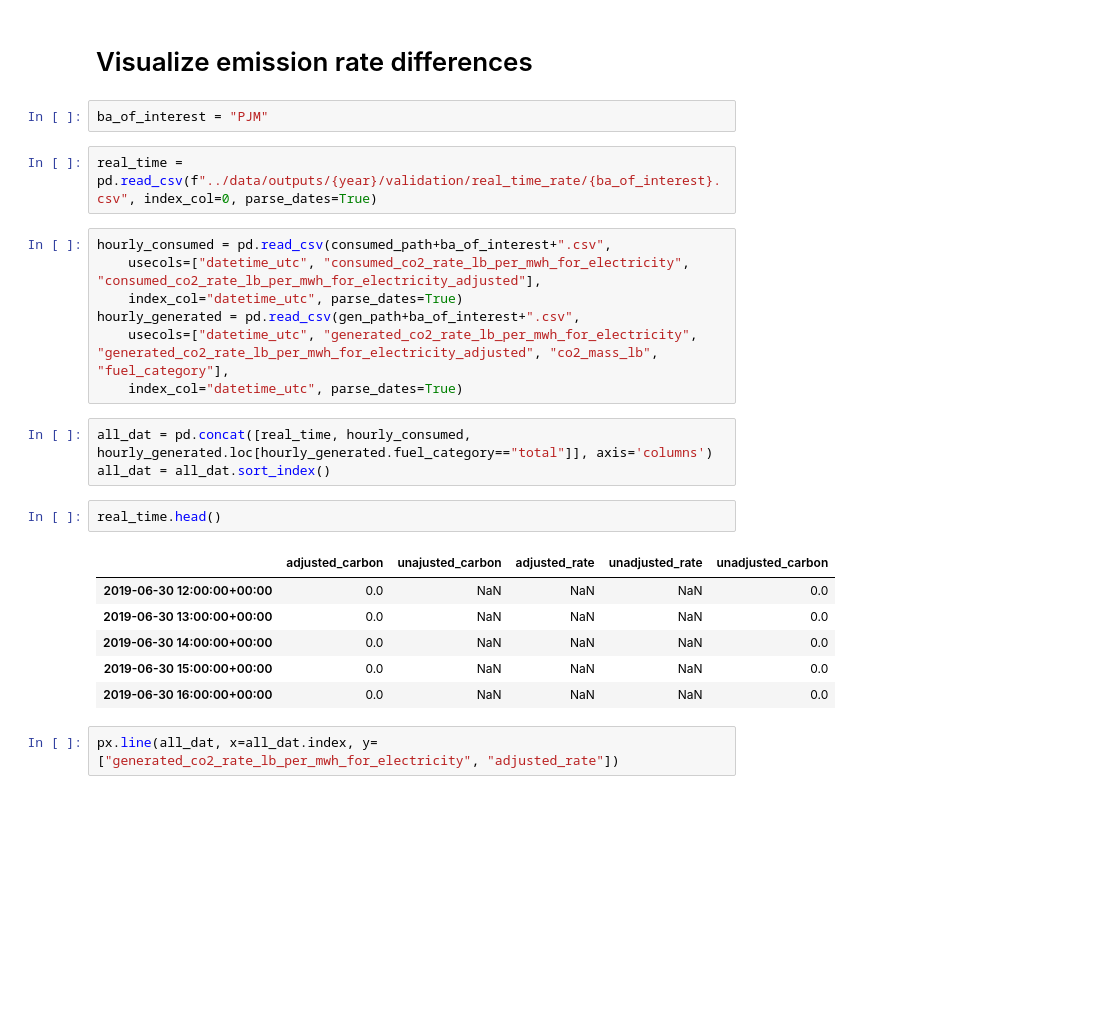
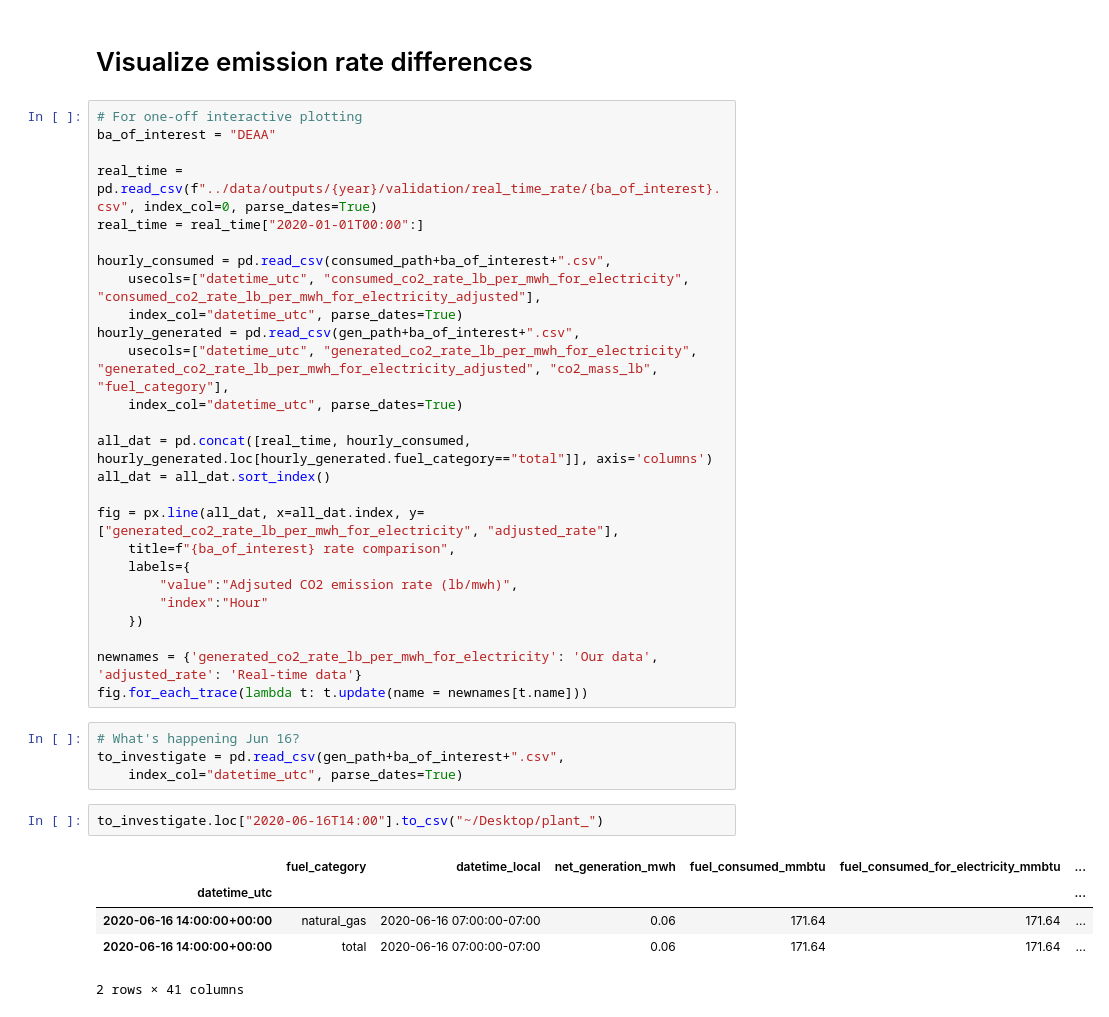
Before and after one commit to singularity-energy/open-grid-emissions, a Jupyter notebook: notebooks/hourly_validation.ipynb, the cells around one changed output. Cells and saved outputs as stored; diff of their text form; blank space fills up the shorter version.

```diff
--- a/notebooks/hourly_validation.ipynb
+++ b/notebooks/hourly_validation.ipynb
@@ -296,27 +294,40 @@ out.head()
 # %% [markdown]
 # Visualize emission rate differences
-# %%
-ba_of_interest = "PJM"
+# %%
+# For one-off interactive plotting
+ba_of_interest = "DEAA"
+
+real_time = pd.read_csv(f"../data/outputs/{year}/validation/real_time_rate/{ba_of_interest}.csv", index_col=0, parse_dates=True)
+real_time = real_time["2020-01-01T00:00":]
+
+hourly_consumed = pd.read_csv(consumed_path+ba_of_interest+".csv",
+    usecols=["datetime_utc", "consumed_co2_rate_lb_per_mwh_for_electricity", "consumed_co2_rate_lb_per_mwh_for_electricity_adjusted"],
+    index_col="datetime_utc", parse_dates=True)
+hourly_generated = pd.read_csv(gen_path+ba_of_interest+".csv",
+    usecols=["datetime_utc", "generated_co2_rate_lb_per_mwh_for_electricity", "generated_co2_rate_lb_per_mwh_for_electricity_adjusted", "co2_mass_lb", "fuel_category"],
+    index_col="datetime_utc", parse_dates=True)
+
+all_dat = pd.concat([real_time, hourly_consumed, hourly_generated.loc[hourly_generated.fuel_category=="total"]], axis='columns')
+all_dat = all_dat.sort_index()
+
+fig = px.line(all_dat, x=all_dat.index, y=["generated_co2_rate_lb_per_mwh_for_electricity", "adjusted_rate"],
+    title=f"{ba_of_interest} rate comparison",
+    labels={
+        "value":"Adjsuted CO2 emission rate (lb/mwh)",
+        "index":"Hour"
+    })
+
+newnames = {'generated_co2_rate_lb_per_mwh_for_electricity': 'Our data', 'adjusted_rate': 'Real-time data'}
+fig.for_each_trace(lambda t: t.update(name = newnames[t.name]))
 # %%
-real_time = pd.read_csv(f"../data/outputs/{year}/validation/real_time_rate/{ba_of_interest}.csv", index_col=0, parse_dates=True)
+# What's happening Jun 16?
+to_investigate = pd.read_csv(gen_path+ba_of_interest+".csv",
+    index_col="datetime_utc", parse_dates=True)
-# %%
-hourly_consumed = pd.read_csv(consumed_path+ba_of_interest+".csv",
-    usecols=["datetime_utc", "consumed_co2_rate_lb_per_mwh_for_electricity", "consumed_co2_rate_lb_per_mwh_for_electricity_adjusted"],
-    index_col="datetime_utc", parse_dates=True)
-hourly_generated = pd.read_csv(gen_path+ba_of_interest+".csv",
-    usecols=["datetime_utc", "generated_co2_rate_lb_per_mwh_for_electricity", "generated_co2_rate_lb_per_mwh_for_electricity_adjusted", "co2_mass_lb", "fuel_category"],
-    index_col="datetime_utc", parse_dates=True)
-# %%
-all_dat = pd.concat([real_time, hourly_consumed, hourly_generated.loc[hourly_generated.fuel_category=="total"]], axis='columns')
-all_dat = all_dat.sort_index()
-# %%
-real_time.head()
-# %% [output]
-|  | adjusted_carbon | unajusted_carbon | adjusted_rate | unadjusted_rate | unadjusted_carbon |
-| 2019-06-30 12:00:00+00:00 | 0.0 | NaN | NaN | NaN | 0.0 |
-| 2019-06-30 13:00:00+00:00 | 0.0 | NaN | NaN | NaN | 0.0 |
-| 2019-06-30 14:00:00+00:00 | 0.0 | NaN | NaN | NaN | 0.0 |
-| 2019-06-30 15:00:00+00:00 | 0.0 | NaN | NaN | NaN | 0.0 |
-| 2019-06-30 16:00:00+00:00 | 0.0 | NaN | NaN | NaN | 0.0 |
-# %%
-px.line(all_dat, x=all_dat.index, y=["generated_co2_rate_lb_per_mwh_for_electricity", "adjusted_rate"])
+# %%
+to_investigate.loc["2020-06-16T14:00"].to_csv("~/Desktop/plant_")
+# %% [output]
+|  | fuel_category | datetime_local | net_generation_mwh | fuel_consumed_mmbtu | fuel_consumed_for_electricity_mmbtu | ... |
+| datetime_utc |  |  |  |  |  | ... |
+| 2020-06-16 14:00:00+00:00 | natural_gas | 2020-06-16 07:00:00-07:00 | 0.06 | 171.64 | 171.64 | ... |
+| 2020-06-16 14:00:00+00:00 | total | 2020-06-16 07:00:00-07:00 | 0.06 | 171.64 | 171.64 | ... |
+2 rows × 41 columns
```
Also changed, not shown: parts of 12 cells of this notebook, 1 other file.
